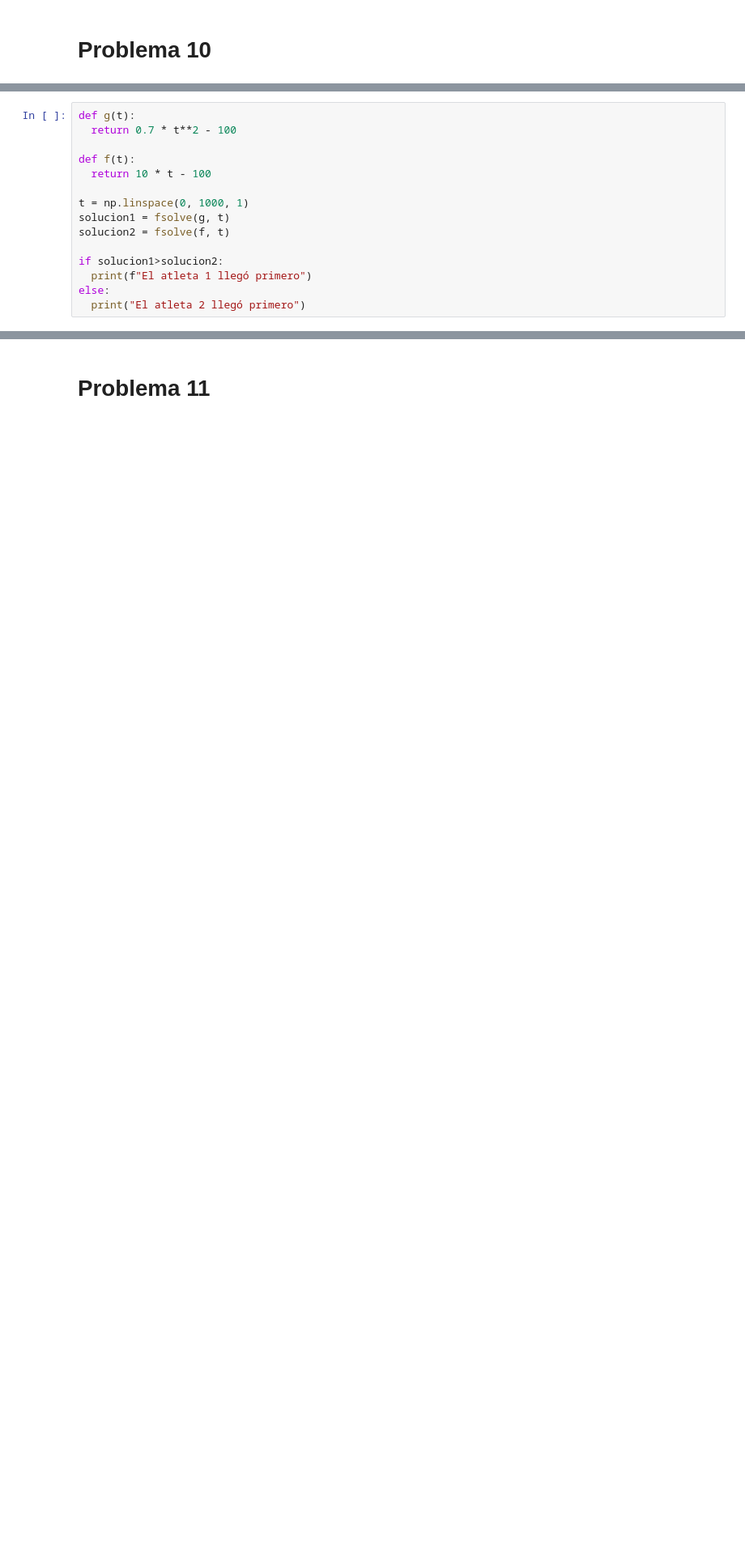
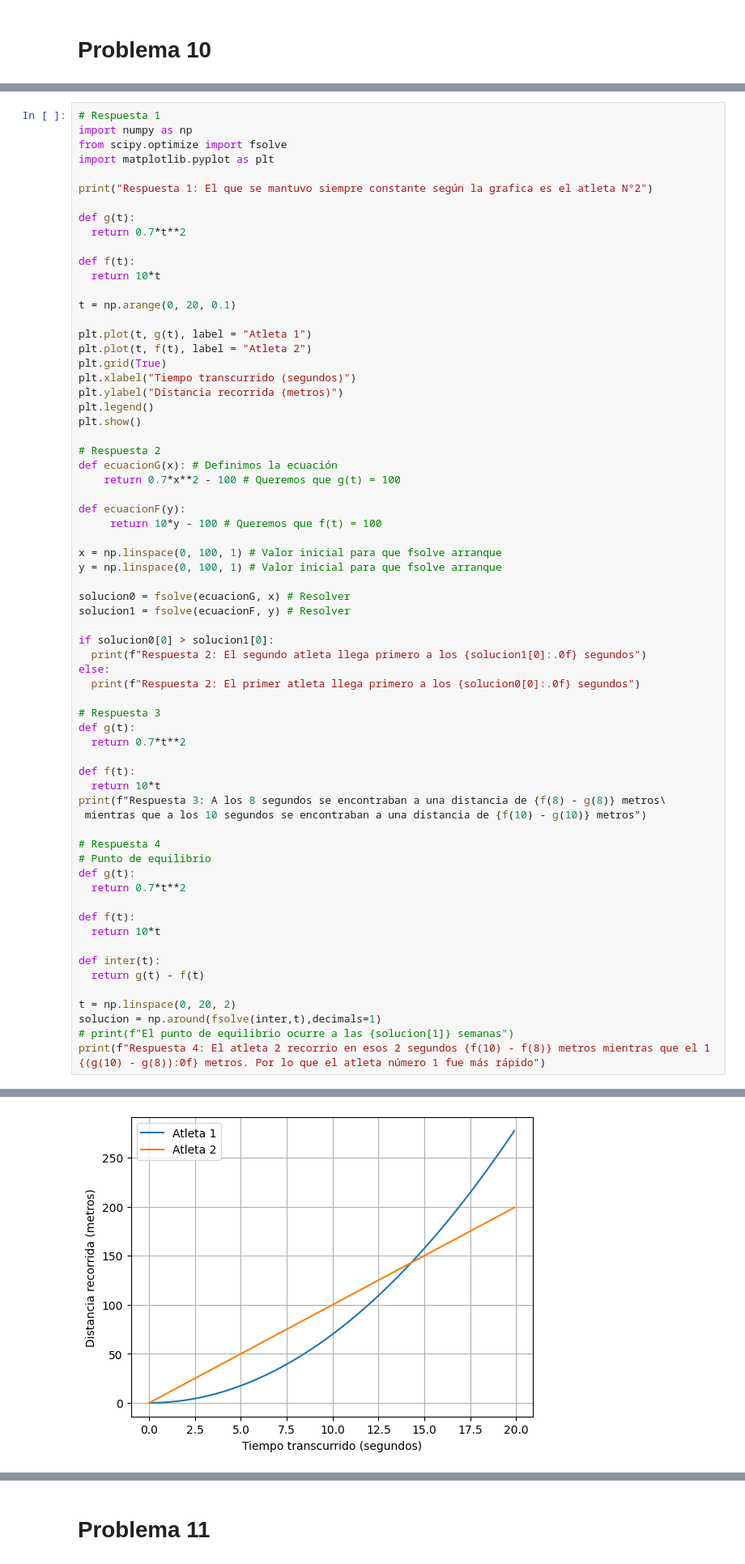
Before and after one commit to SolidusStrange/Matematica-Aplicada, a Jupyter notebook: G2_Función_Lineal.ipynb, the cells around one changed output, grey strips where cells are left out. Shown at 81% size. Drawn from its saved outputs; the diff is of its cells as text; blank space fills up the shorter version.

```diff
--- a/G2_Función_Lineal.ipynb
+++ b/G2_Función_Lineal.ipynb
@@ -553,15 +604,0 @@ El atleta 2 es quien mantiene una velocidad constante
-# %%
-def g(t):
-  return 0.7 * t**2 - 100
-
-def f(t):
-  return 10 * t - 100
-
-t = np.linspace(0, 1000, 1)
-solucion1 = fsolve(g, t)
-solucion2 = fsolve(f, t)
-
-if solucion1>solucion2:
-  print(f"El atleta 1 llegó primero")
-else:
-  print("El atleta 2 llegó primero")
@@ -569,0 +605,67 @@ El atleta 1 llegó primero
+# %%
+# Respuesta 1
+import numpy as np
+from scipy.optimize import fsolve
+import matplotlib.pyplot as plt
+
+print("Respuesta 1: El que se mantuvo siempre constante según la grafica es el atleta N°2")
+
+def g(t):
+  return 0.7*t**2
+
+def f(t):
+  return 10*t
+
+t = np.arange(0, 20, 0.1)
+
+plt.plot(t, g(t), label = "Atleta 1")
+plt.plot(t, f(t), label = "Atleta 2")
+plt.grid(True)
+plt.xlabel("Tiempo transcurrido (segundos)")
+plt.ylabel("Distancia recorrida (metros)")
+plt.legend()
+plt.show()
+
+# Respuesta 2
+def ecuacionG(x): # Definimos la ecuación
+    return 0.7*x**2 - 100 # Queremos que g(t) = 100
+
+def ecuacionF(y):
+     return 10*y - 100 # Queremos que f(t) = 100
+
+x = np.linspace(0, 100, 1) # Valor inicial para que fsolve arranque
+y = np.linspace(0, 100, 1) # Valor inicial para que fsolve arranque
+
+solucion0 = fsolve(ecuacionG, x) # Resolver
+solucion1 = fsolve(ecuacionF, y) # Resolver
+
+if solucion0[0] > solucion1[0]:
+  print(f"Respuesta 2: El segundo atleta llega primero a los {solucion1[0]:.0f} segundos")
+else:
+  print(f"Respuesta 2: El primer atleta llega primero a los {solucion0[0]:.0f} segundos")
+
+# Respuesta 3
+def g(t):
+  return 0.7*t**2
+
+def f(t):
+  return 10*t
+print(f"Respuesta 3: A los 8 segundos se encontraban a una distancia de {f(8) - g(8)} metros\
+ mientras que a los 10 segundos se encontraban a una distancia de {f(10) - g(10)} metros")
+
+# Respuesta 4
+# Punto de equilibrio
+def g(t):
+  return 0.7*t**2
+
+def f(t):
+  return 10*t
+
+def inter(t):
+  return g(t) - f(t)
+
+t = np.linspace(0, 20, 2)
+solucion = np.around(fsolve(inter,t),decimals=1)
+# print(f"El punto de equilibrio ocurre a las {solucion[1]} semanas")
+print(f"Respuesta 4: El atleta 2 recorrio en esos 2 segundos {f(10) - f(8)} metros mientras que el 1 {(g(10) - g(8)):0f} metros. Por lo que el atleta número 1 fue más rápido")
+# %% [output]
@@ -569,0 +673 @@ El atleta 1 llegó primero
+[figure, added]
```
Also changed, not shown: parts of 29 cells of this notebook.
